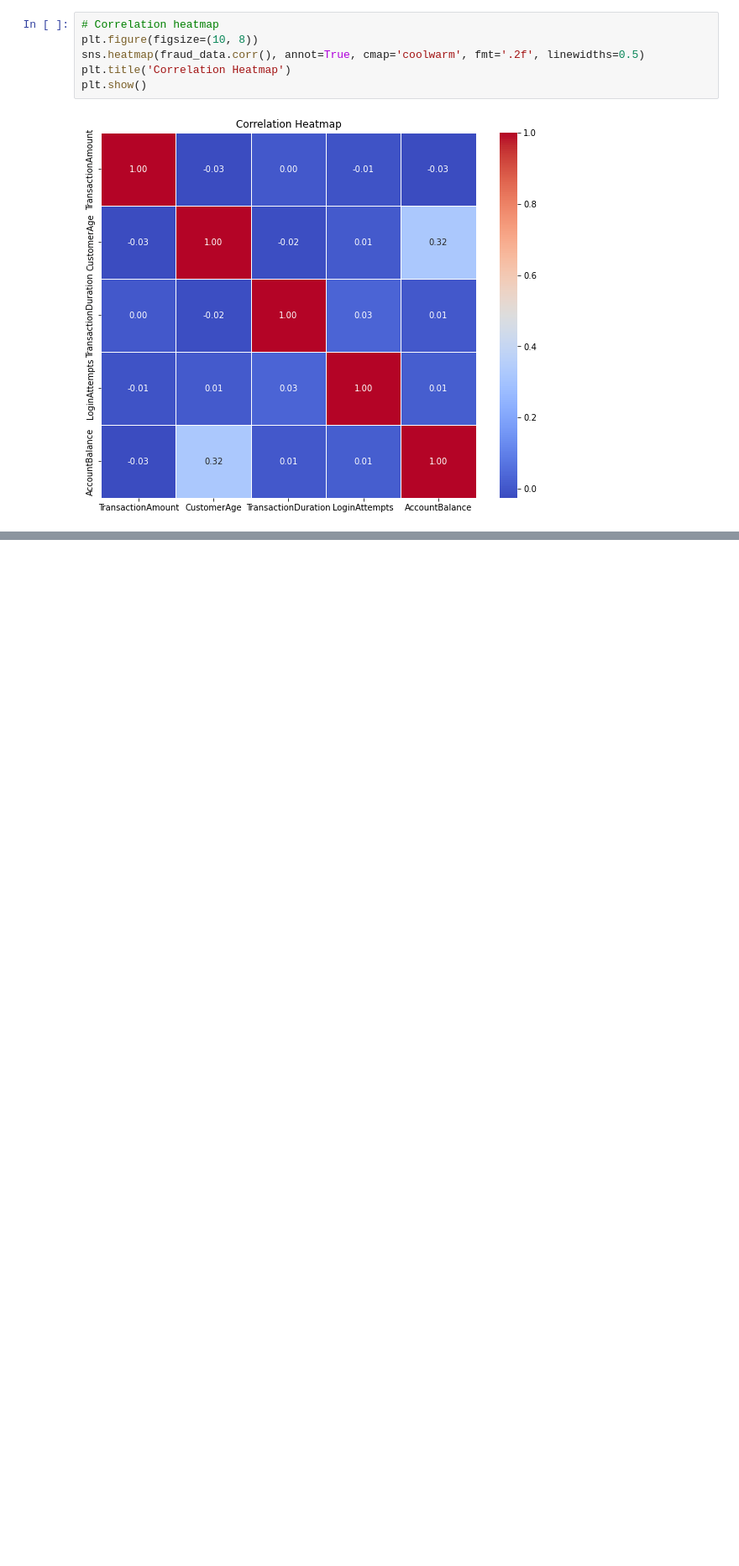
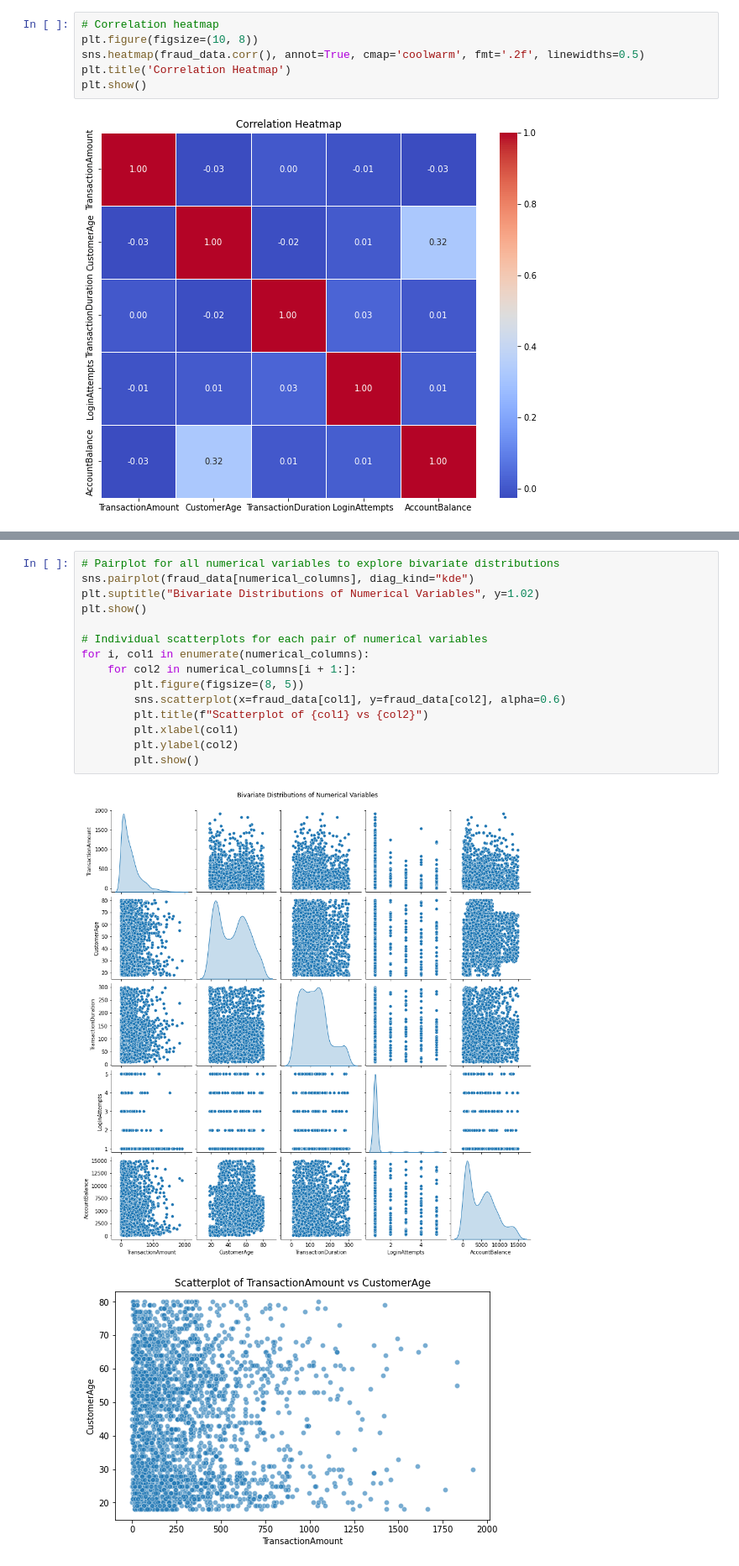
Before and after one commit to RichelCode/Fraud-Detection-Prediction, a Jupyter notebook: Fraud Detection Prediction.ipynb, the cells around one changed output, grey strips where cells are left out. Shown at 84% size. Saved outputs shown, nothing was run; the diff lists cells and outputs as text; blank space fills up the shorter version.

```diff
--- a/Fraud Detection Prediction.ipynb
+++ b/Fraud Detection Prediction.ipynb
@@ -102,0 +115,18 @@ plt.show()
+# %%
+# Pairplot for all numerical variables to explore bivariate distributions
+sns.pairplot(fraud_data[numerical_columns], diag_kind="kde")
+plt.suptitle("Bivariate Distributions of Numerical Variables", y=1.02)
+plt.show()
+
+# Individual scatterplots for each pair of numerical variables
+for i, col1 in enumerate(numerical_columns):
+    for col2 in numerical_columns[i + 1:]:
+        plt.figure(figsize=(8, 5))
+        sns.scatterplot(x=fraud_data[col1], y=fraud_data[col2], alpha=0.6)
+        plt.title(f"Scatterplot of {col1} vs {col2}")
+        plt.xlabel(col1)
+        plt.ylabel(col2)
+        plt.show()
+# %% [output]
+[figure, added]
+[figure, added]
```
Also changed, not shown: parts of 4 cells of this notebook.
